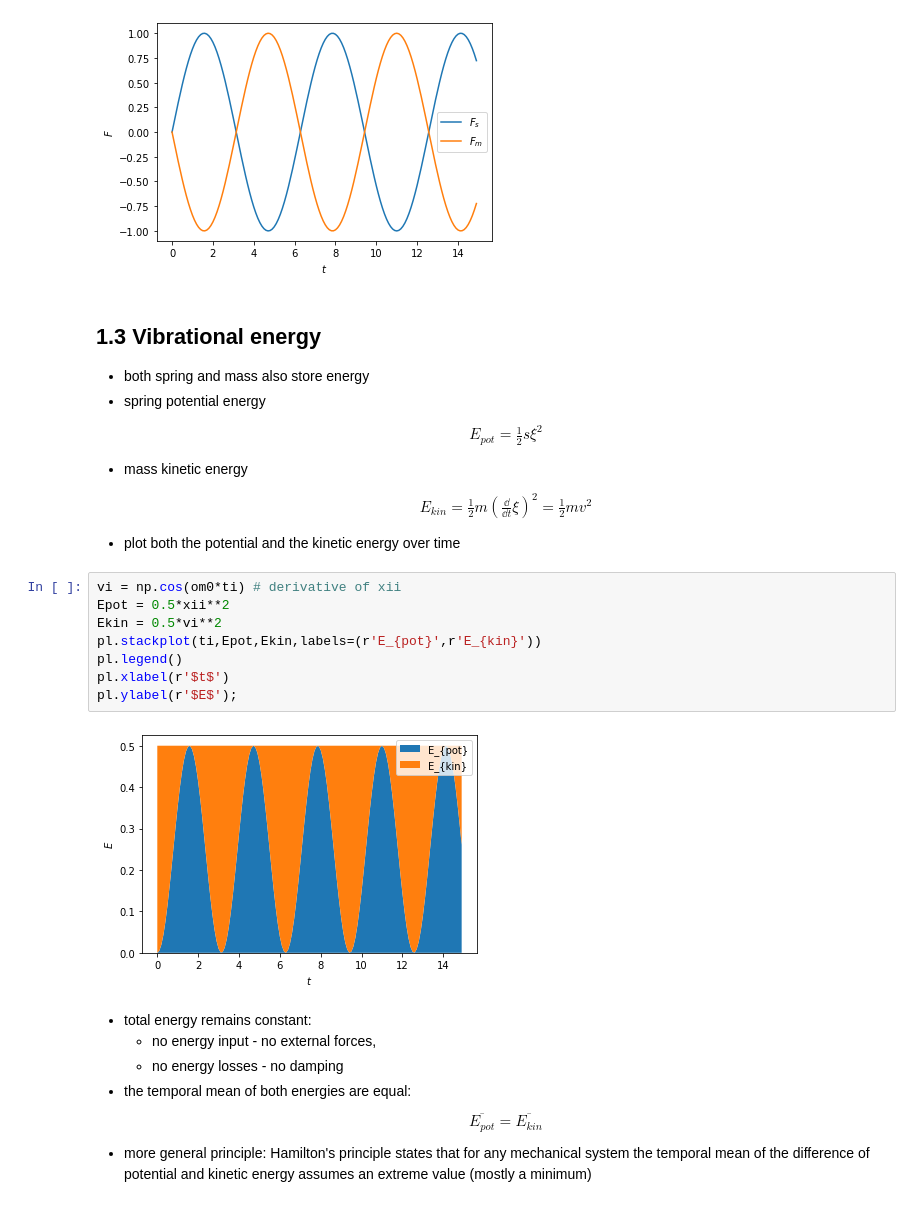
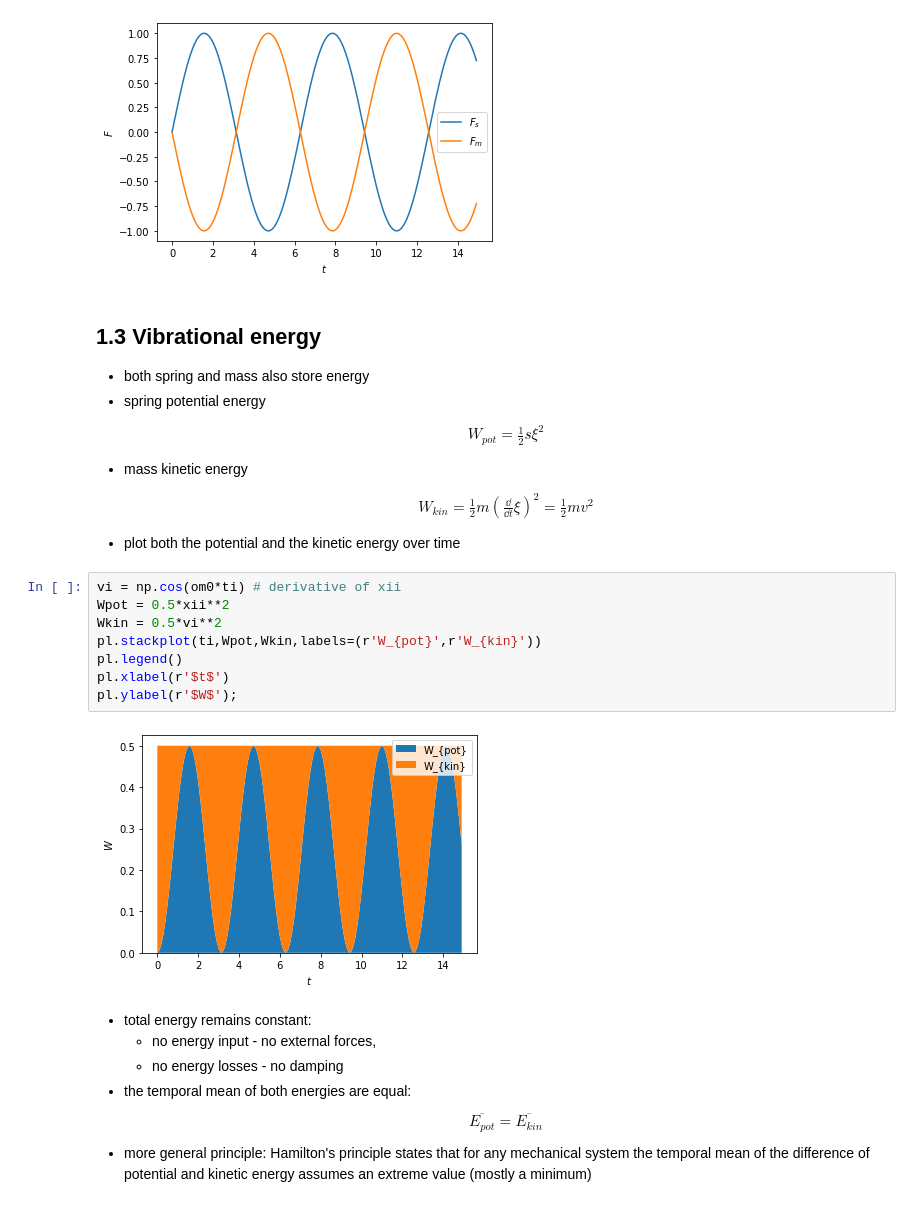
Before and after one commit to acoular/structure-borne-sound-lecture, a Jupyter notebook: 01_Introduction.ipynb, the cells around one changed output. Drawn from its saved outputs; the diff is of its cells as text.

```diff
--- a/01_Introduction.ipynb
+++ b/01_Introduction.ipynb
@@ -97,23 +97,23 @@ pl.ylabel(r'$F$');
 * both spring and mass also store energy
 * spring potential energy
 \begin{gather}
-E_{pot}=\frac12 s \xi^2
+W_{pot}=\frac12 s \xi^2
 \end{gather}
 * mass kinetic energy
 \begin{gather}
-E_{kin}=\frac12 m \left(\frac{\dd}{\dd t}\xi\right)^2 = \frac12 m v^2
+W_{kin}=\frac12 m \left(\frac{\dd}{\dd t}\xi\right)^2 = \frac12 m v^2
 \end{gather}
 * plot both the potential and the kinetic energy over time
 # %%
 vi = np.cos(om0*ti) # derivative of xii
-Epot = 0.5*xii**2
-Ekin = 0.5*vi**2
-pl.stackplot(ti,Epot,Ekin,labels=(r'E_{pot}',r'E_{kin}'))
+Wpot = 0.5*xii**2
+Wkin = 0.5*vi**2
+pl.stackplot(ti,Wpot,Wkin,labels=(r'W_{pot}',r'W_{kin}'))
 pl.legend()
 pl.xlabel(r'$t$')
-pl.ylabel(r'$E$');
+pl.ylabel(r'$W$');
 # %% [output]
-[figure, old version]
+[figure, new version]
 # %% [markdown]
 * total energy remains constant:
   - no energy input - no external forces,
```
